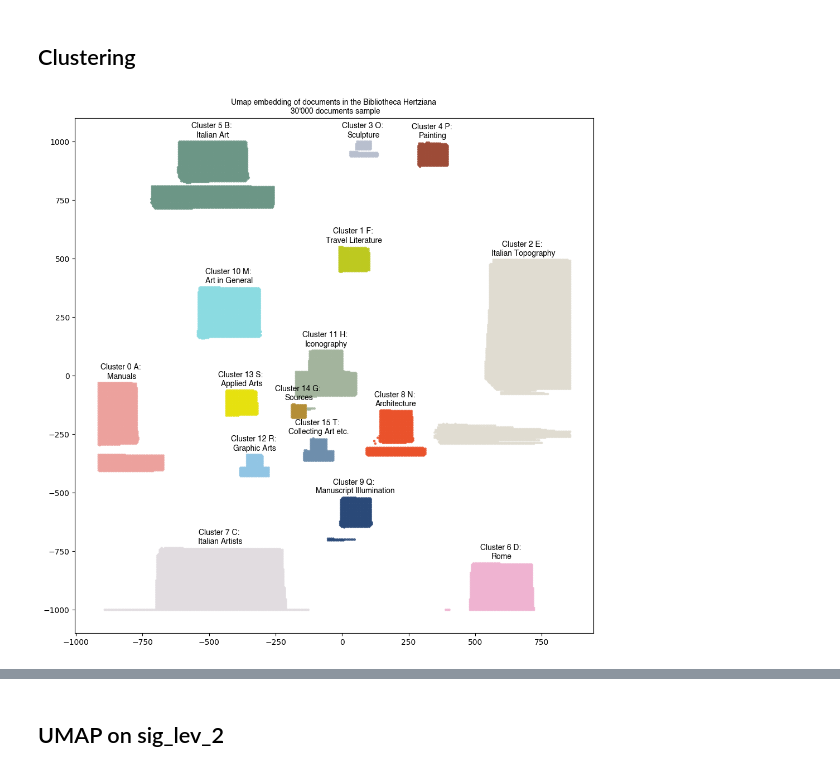
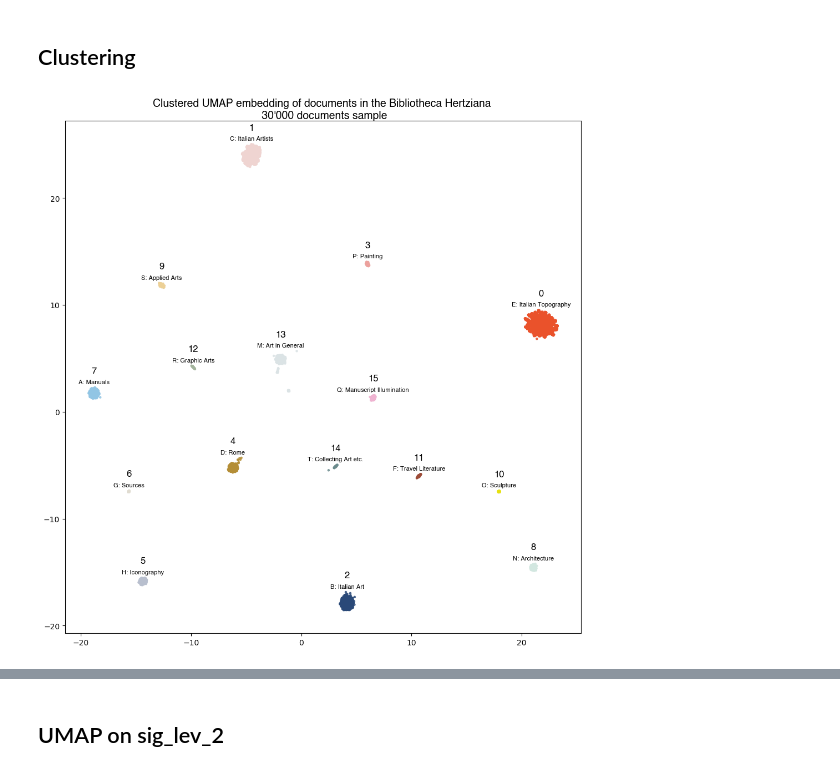
Before and after one commit to hanaCasey/BHVizData, a Jupyter notebook: iterative_approach.ipynb, the cells around one changed output, grey strips where cells are left out. Saved outputs shown, nothing was run; the diff lists cells and outputs as text; code cells hidden in the pictures.

Commit message:
plotting

```diff
--- a/iterative_approach.ipynb
+++ b/iterative_approach.ipynb
@@ -54,10 +54,16 @@ df_cluster_2 = pd.get_dummies(df[cluster_cols[1:3]])
 # %% [markdown]
 # Import Functions
 # %%
-subject_dict= {'A': 'Manuals', 'B': 'Italian Art', 'C': 'Italian Artists', 'D': 'Rome','E':'Italian Topography', 'F': 'Travel Literature', 'G': 'Sources', 'H': 'Iconography',
-               'J': 'Ornament','K': 'Kat and K', 'L': 'Congress Publications', 'M': 'Art in General', 'N': 'Architecture', 'O':'Sculpture', 'P': 'Painting', 'Q': 'Manuscript Illumination', 'R': 'Graphic Arts',
-               'S': 'Applied Arts', 'T': 'Collecting Art etc.', 'U': 'Registers of Artistic Monuments', 'V': 'Cultural Institutions', 'W': 'Non-Italian Artists','X': 'European Topography', 'Y': 'World Topography', 'Z': 'Related Disciplines', ' ': 'None'}
+subject_dict= {'A': 'Manuals', 'B': 'Italian Art', 'C': 'Italian Artists', 'D': 'Rome','E':'Italian Topography', 'F': 'Travel Literature',
+               'G': 'Sources', 'H': 'Iconography', 'J': 'Ornament','K': 'Kat and K', 'L': 'Congress Publications', 'M': 'Art in General',
+                'N': 'Architecture', 'O':'Sculpture', 'P': 'Painting', 'Q': 'Manuscript Illumination', 'R': 'Graphic Arts',
+               'S': 'Applied Arts', 'T': 'Collecting Art etc.', 'U': 'Registers of Artistic Monuments', 'V': 'Cultural Institutions',
+               'W': 'Non-Italian Artists','X': 'European Topography', 'Y': 'World Topography', 'Z': 'Related Disciplines', ' ': 'None'}
 
+
+custom_colours = ["#EA522B", "#EFD4D1", "#2A4978", "#8BDBE1", "#ECA19D", "#B48E36", "#E1DCE0", "#B8BFCE", "#E0DCD1", "#91C5E4",
+                  "#6E8EAC", "#D2E7E0", "#ECD096", "#6C9686", "#E6E10F", "#9D4B37", "#A3B49D", "#BDC920", "#DBE3E5", "#6A8B8D", "#EFB3D1"]
+custom_cmap = ListedColormap(custom_colours)
 
 # Get the extent of a cluster
 def get_cluster_extent(embedding, cluster_indices):
@@ -115,7 +121,7 @@ def normalize(emb):
 
 normalized_embedding = normalize(embedding_1)
 # %%
-fig, (ax1, ax2) = plt.subplots(1, 2, figsize=(12, 6))
+fig, (ax1, ax2) = plt.subplots(1, 2, figsize=(14, 7))
 order = sorted(df.signature.astype(str).str[0].unique())
 
 # Plot the embedding
@@ -123,6 +129,7 @@ sns.scatterplot(x=embedding_1[:, 0],
                 y=embedding_1[:, 1],
                 hue=df.sig_lev_1,
                 hue_order=order,
+                palette=custom_colours,
                 ax=ax1,
                 s=1,)
 ax1.set_title('Umap Embedding')
@@ -130,6 +137,7 @@ sns.scatterplot(x=normalized_embedding[:, 0],
                 y=normalized_embedding[:, 1],
                 hue=df.sig_lev_1,
                 hue_order=order,
+                palette=custom_colours,
                 ax=ax2,
                 s=1,)
 ax2.set_title('Normalized Embedding')
@@ -151,52 +159,55 @@ clustered = (labels >= 0)
 values = set(labels)
 clusters = [[index for index, cluster in enumerate(labels) if cluster==value] for value in values]
 # %%
-# Labels and center of clusters
-cluster_labels = []
-positions = []
+for i, emb in enumerate([embedding_1, normalized_embedding]):
+    # Labels and center of clusters
+    cluster_labels = []
+    positions = []
 
-emb = normalized_embedding
+    emb = emb
 
-for j, cluster_points in enumerate(clusters):
+    for j, cluster_points in enumerate(clusters):
 
-    cluster_sig = df.iloc[cluster_points].sig_lev_1.value_counts().index[0]
-    cluster_labels.append(f'Cluster {j} {cluster_sig}: \n{subject_dict[cluster_sig]}')
+        cluster_sig = df.iloc[cluster_points].sig_lev_1.value_counts().index[0]
+        cluster_labels.append((f'{j}', f'{cluster_sig}: {subject_dict[cluster_sig]}'))
 
-    centroid = np.mean(emb[cluster_points, :], axis=0)
-    max_y_index = cluster_points[np.argmax(emb[cluster_points, 1])]
-    positions.append([centroid[0], emb[max_y_index, 1]])
+        centroid = np.mean(emb[cluster_points, :], axis=0)
+        max_y_index = cluster_points[np.argmax(emb[cluster_points, 1])]
+        positions.append([centroid[0], emb[max_y_index, 1]])
 
-fig, ax = plt.subplots(figsize=(12, 12))
+    fig, ax = plt.subplots(figsize=(12, 12))
 
-custom_colours = ["#EA522B", "#EFD4D1", "#2A4978", "#8BDBE1", "#ECA19D", "#B48E36", "#E1DCE0", "#B8BFCE", "#E0DCD1", "#91C5E4", "#6E8EAC", "#D2E7E0", "#ECD096", "#6C9686", "#E6E10F", "#9D4B37", "#A3B49D", "#BDC920", "#DBE3E5", "#6A8B8D", "#EFB3D1"]
-random.shuffle(custom_colours)
-custom_cmap = ListedColormap(custom_colours)
+    # Unclustered datapoints
+    plt.scatter(emb[~clustered, 0],
+                emb[~clustered, 1],
+                color=(0,0,0), #black points are not clustered
+                s=5
+                )
 
+    # Clustered datapoints
+    plt.scatter(emb[clustered, 0],
+                emb[clustered, 1],
+                c=labels[clustered],
+                s=5,
+                cmap=custom_cmap,
+                alpha= 0.8)
 
-# Unclustered datapoints
-plt.scatter(emb[~clustered, 0],
-            emb[~clustered, 1],
-            color=(0,0,0), #black points are not clustered
-            s=5
-            )
+    # Add labels to clusters
+    for label, position in zip(cluster_labels, positions):
+        ax.annotate(label[0], xy=position, xytext=(0, 30),
+                    textcoords='offset pixels',
+                    ha='center', va='center',
+                    fontsize=12, font='Helvetica')
+        ax.annotate(label[1], xy=position, xytext=(0, 10),
+                    textcoords='offset pixels',
+                    ha='center', va='center',
+                    fontsize=8, font='Helvetica')
 
-# Clustered datapoints
-plt.scatter(emb[clustered, 0],
-            emb[clustered, 1],
-            c=labels[clustered],
-            s=5,
-            cmap=custom_cmap,
-            alpha= 0.8)
+    ax.set_title('Clustered UMAP embedding of documents in the Bibliotheca Hertziana \n 30\'000 documents sample', font= 'Helvetica', fontsize=14, ha='center', va='center')
+    dpi = 500  # Adjust the DPI value as desired
+    output_filename = f"data/plots/out_{i}.png"  # Specify the desired output filename and format
 
-# Add labels to clusters
-for label, position in zip(cluster_labels, positions):
-    ax.annotate(label, xy=position, xytext=(0, 20),
-                textcoords='offset pixels',
-                ha='center', va='center',
-                fontsize=10, font='Helvetica')
-
-ax.set_title('Umap embedding of documents in the Bibliotheca Hertziana \n 30\'000 documents sample', font= 'Helvetica')
-
-plt.show()
+    plt.savefig(output_filename, dpi=dpi)
+    plt.show()
 # %% [output]
-[figure, old version]
+[figure, new version]
```
Also changed, not shown: parts of 8 cells of this notebook, 7 other files.
